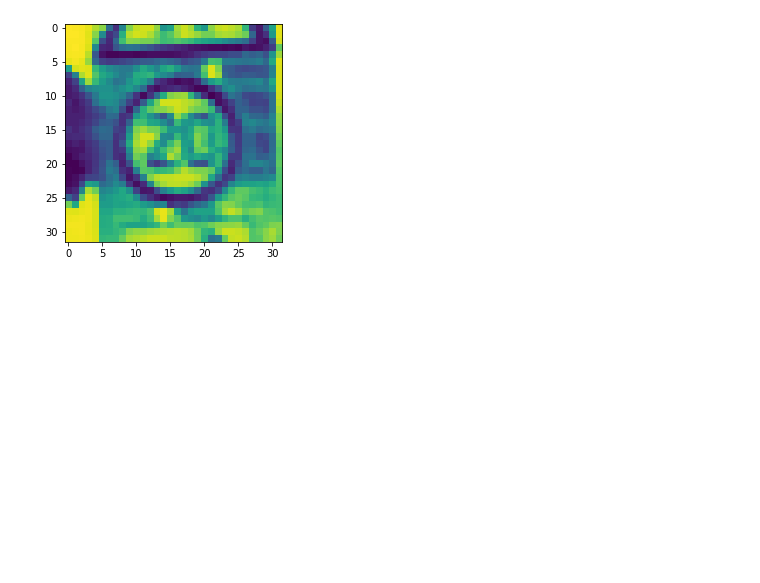
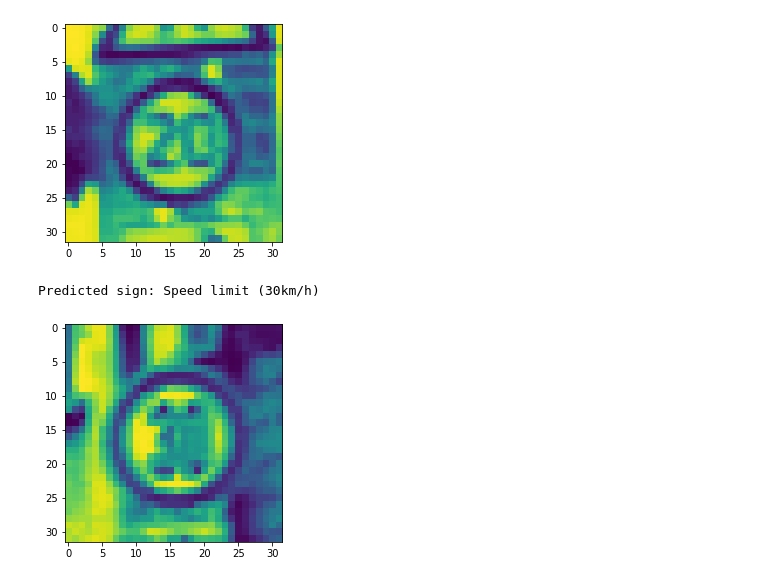
Before and after one commit to sambyte99/road-sign-opencv, a Jupyter notebook: road-sign-opencv.ipynb, the cells around one changed output. Drawn from its saved outputs; the diff is of its cells as text; code cells hidden in the pictures; blank space fills up the shorter version.

```diff
--- a/road-sign-opencv.ipynb
+++ b/road-sign-opencv.ipynb
@@ -160,3 +219,12 @@ print("Predicted sign: "+ df[int(
 # %% [output]
 Predicted sign: Speed limit (20km/h)
 [figure]
+# %%
+ x=100
+
+plt.imshow(X_test[x].reshape(32, 32))
+print("Predicted sign: "+ df[int(
+            loadedModel.predict_classes(X_test[x].reshape(1, 32, 32, 1)))])
+# %% [output]
+Predicted sign: Speed limit (30km/h)
+[figure, added]
```
Also changed, not shown: parts of 22 cells of this notebook, 1 other file.
